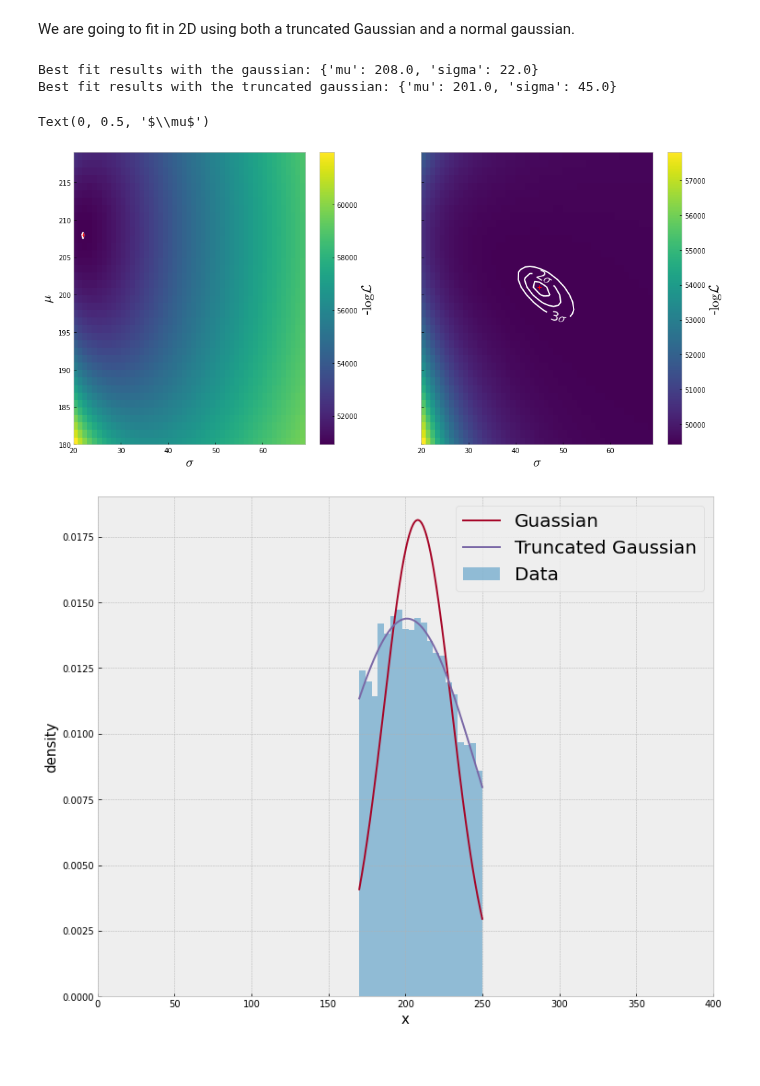
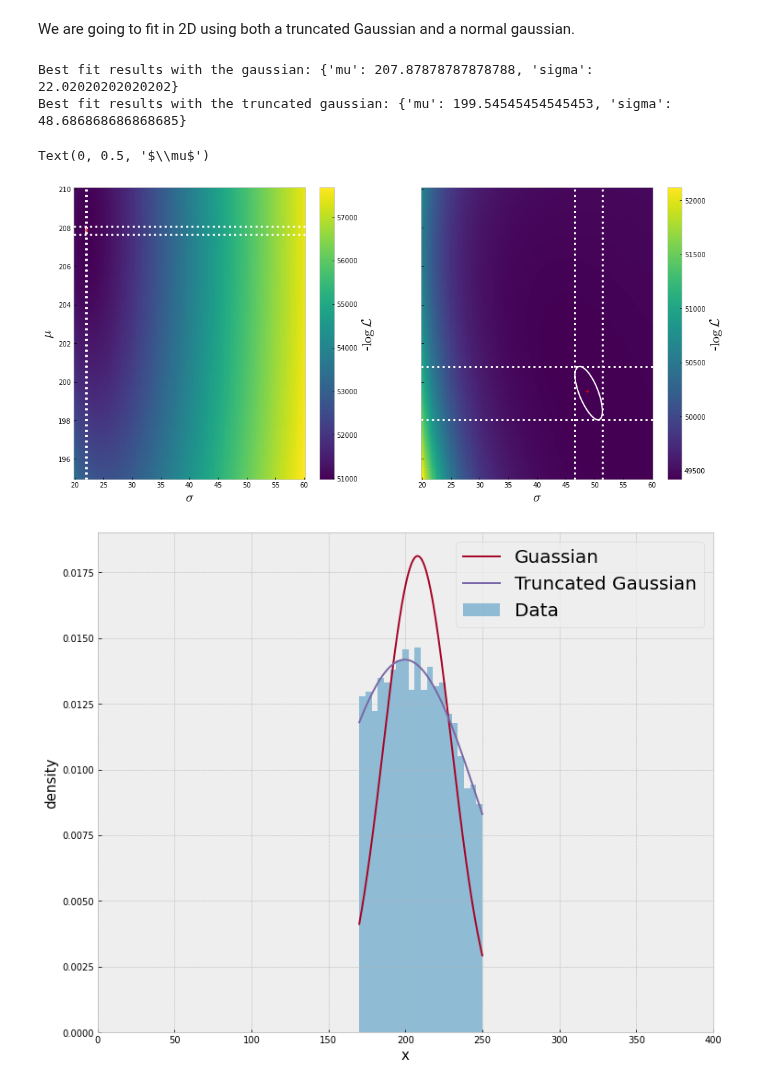
Before and after one commit to zemrude/PHYS-F-311, a Jupyter notebook: Fitting-Truncated-Data.ipynb, the cells around one changed output. Drawn from its saved outputs; the diff is of its cells as text; code cells hidden in the pictures.

Commit message:
removing the sigmas...

```diff
--- a/Fitting-Truncated-Data.ipynb
+++ b/Fitting-Truncated-Data.ipynb
@@ -74,13 +74,13 @@ plt.show()
 # %% [markdown]
 We are going to fit in 2D using both a truncated Gaussian and a normal gaussian.
 # %%
-mumin = 180.
-mumax = 220.
+mumin = 195.
+mumax = 210.
 
 sigma_min = 20.
-sigma_max = 70.
-mu_grid    = np.arange(mumin, mumax, 1.)
-sigma_grid = np.arange(sigma_min, sigma_max, 1.)
+sigma_max = 60.
+mu_grid    = np.linspace(mumin, mumax, 100)
+sigma_grid = np.linspace(sigma_min, sigma_max, 100)
 
 tL = []
 L = []
@@ -113,46 +113,56 @@ print ("Best fit results with the gaussian: {}".format(vars(fitted)))
 
 print ("Best fit results with the truncated gaussian: {}".format(vars(trun_fitted)))
 # %% [output]
-Best fit results with the gaussian: {'mu': 208.0, 'sigma': 22.0}
-Best fit results with the truncated gaussian: {'mu': 201.0, 'sigma': 45.0}
+Best fit results with the gaussian: {'mu': 207.87878787878788, 'sigma': 22.02020202020202}
+Best fit results with the truncated gaussian: {'mu': 199.54545454545453, 'sigma': 48.686868686868685}
+# %%
+def getMinMax(cs):
+    """ This functuon returns the min max y-axis and x-axis of a contour object"""
+
+    p = cs.collections[0].get_paths()[0]
+    v = p.vertices
+    x = v[:, 0]
+    y = v[:, 1]
+    return np.min(x), np.max(x), np.min(y), np.max(y),
 # %%
 fig, axs = plt.subplots(1,2,sharey=True, figsize=(17,8))
-mesh1 = axs[0].pcolormesh(sigma_grid, mu_grid, L)
-mesh2 = axs[1].pcolormesh(sigma_grid, mu_grid, tL)
+mesh1 = axs[0].pcolormesh(sigma_grid, mu_grid, L, shading="auto")
+mesh2 = axs[1].pcolormesh(sigma_grid, mu_grid, tL, shading="auto")
 
-cs = axs[0].contour(sigma_grid, mu_grid, L, [L.min() + 0.5, L.min() + 4./2., L.min() + 9./2.],colors='white')
-tcs = axs[1].contour(sigma_grid, mu_grid, tL, [tL.min() + 0.5, tL.min() + 4./2., tL.min() + 9./2.],colors='white')
+cs = axs[0].contour(sigma_grid, mu_grid, L, [L.min() + 0.5],colors='white')
+tcs = axs[1].contour(sigma_grid, mu_grid, tL, [tL.min() + 0.5],colors='white')
 
+cxmin, cxmax, cymin, cymax = getMinMax(cs)
 
-fmt = {}
-strs = ['1$\sigma$', '2$\sigma$', '3$\sigma$']
-for l, s in zip(cs.levels, strs):
-    fmt[l] = s
-tfmt = {}
-for l, s in zip(tcs.levels, strs):
-    tfmt[l] = s
-
+axs[0].axhline(y=cymin,  lw=3, color="white", linestyle=":")
+axs[0].axhline(y=cymax, lw=3, color="white", linestyle=":")
+axs[0].axvline(x=cxmin, lw=3, color="white", linestyle=":")
+axs[0].axvline(x=cxmax, lw=3, color="white", linestyle=":")
+# p
 
 cbar = fig.colorbar(mesh1, ax = axs[0])
 cbar.ax.set_ylabel('-$\log \mathcal{L}$')
 
 tcbar = fig.colorbar(mesh2, ax = axs[1])
 tcbar.ax.set_ylabel('-$\log \mathcal{L}$')
 
+cxmin, cxmax, cymin, cymax = getMinMax(tcs)
 
-axs[0].clabel(cs, cs.levels, inline=1, fmt=fmt, fontsize=20)
-axs[1].clabel(tcs, tcs.levels, inline=1, fmt=tfmt, fontsize=20)
-
+axs[1].axhline(y=cymin,  lw=3, color="white", linestyle=":")
+axs[1].axhline(y=cymax, lw=3, color="white", linestyle=":")
+axs[1].axvline(x=cxmin, lw=3, color="white", linestyle=":")
+axs[1].axvline(x=cxmax, lw=3, color="white", linestyle=":")
+# p
 
 axs[0].plot(fitted.sigma, fitted.mu, marker='+',color='r')
 axs[1].plot(trun_fitted.sigma, trun_fitted.mu, marker='+',color='r')
 
 axs[0].set_xlabel('$\sigma$')
 axs[1].set_xlabel('$\sigma$')
 axs[0].set_ylabel('$\mu$')
 # %% [output]
 Text(0, 0.5, '$\\mu$')
-[figure, old version]
+[figure, new version]
 # %%
 fig2, ax2 = plt.subplots()
 
@@ -170,4 +180,4 @@ ax2.set_xlim(0, 400)
 ax2.legend(loc="upper right")
 plt.show()
 # %% [output]
-[figure, old version]
+[figure, new version]
```
Also changed, not shown: parts of 2 cells of this notebook.
